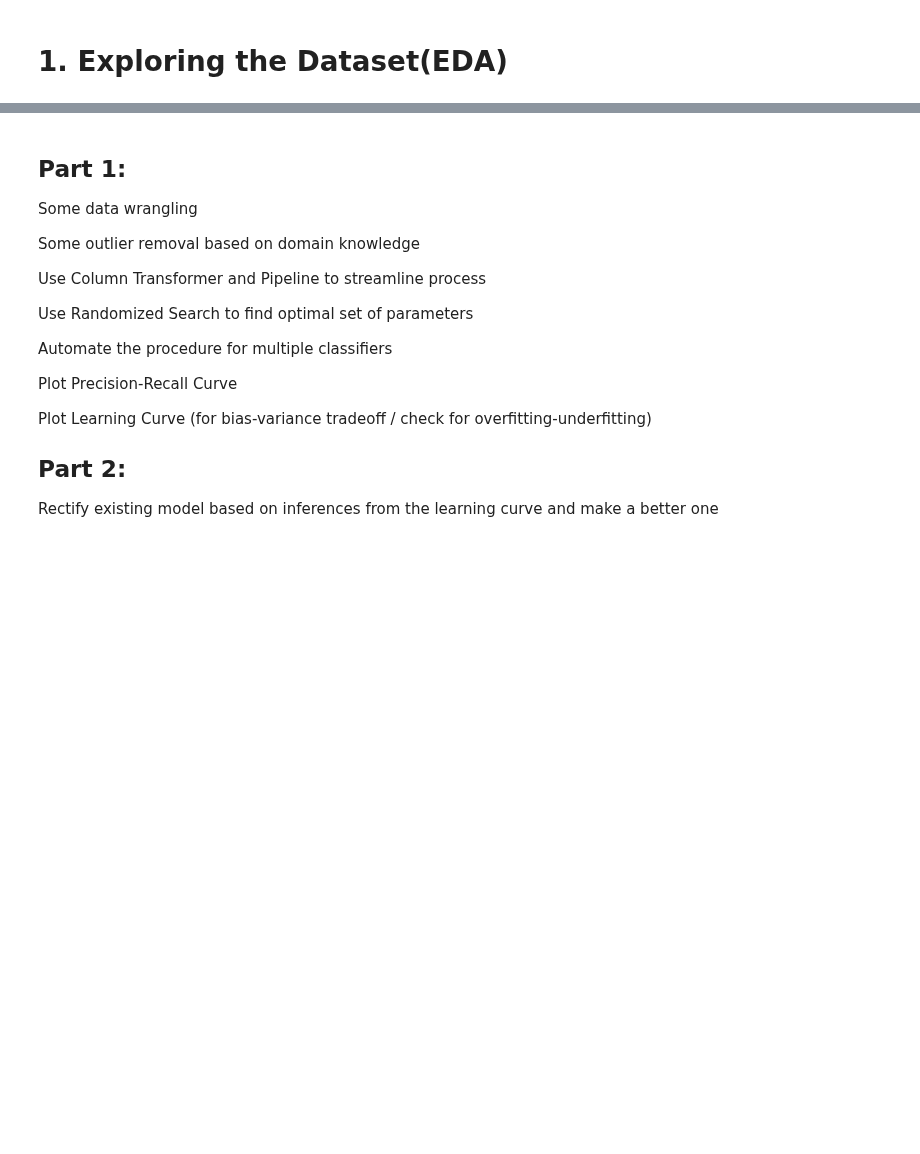
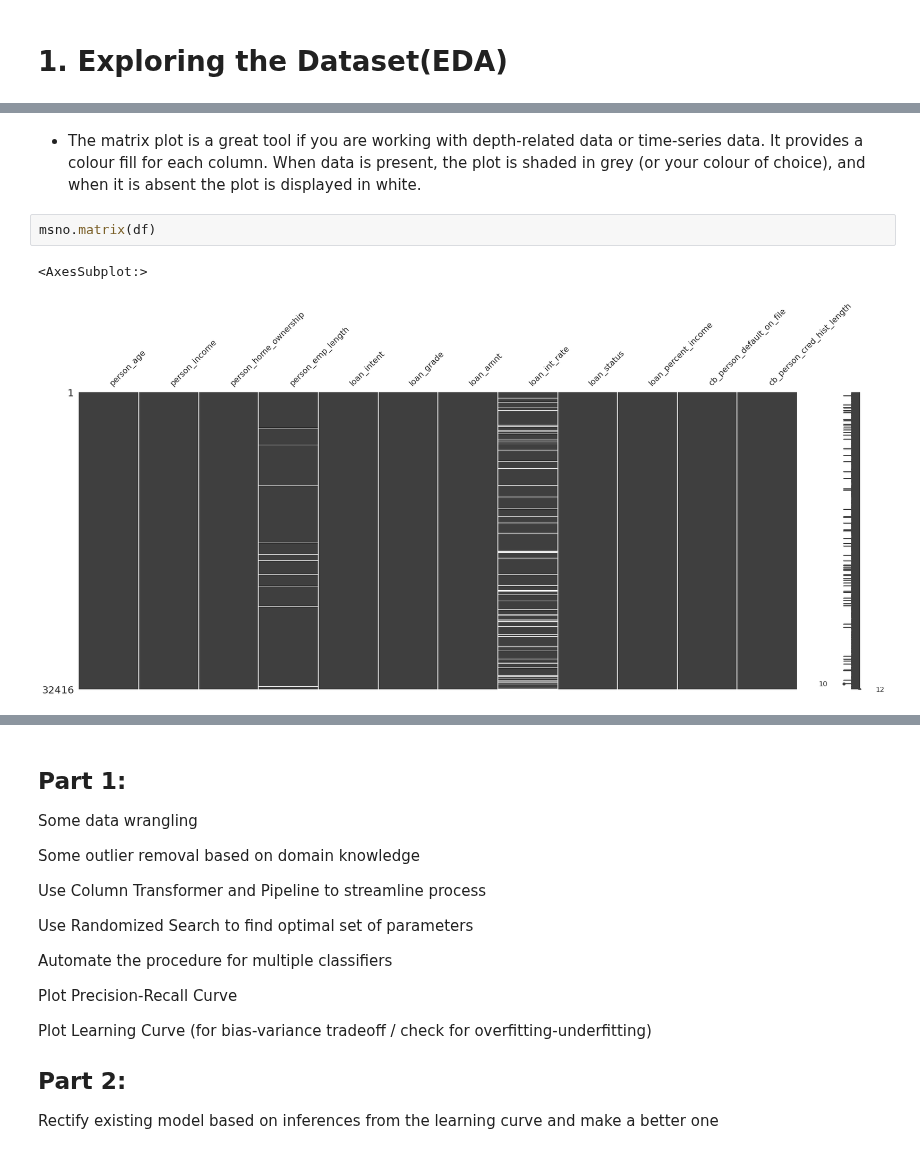
Before and after one commit to s-ravi18/Kaggle-Notebooks, a Jupyter notebook: credit-risk-analysis-redo.ipynb, the cells around one changed output, grey strips where cells are left out. Cells and saved outputs as stored; diff of their text form; blank space fills up the shorter version.

```diff
--- a/credit-risk-analysis-redo.ipynb
+++ b/credit-risk-analysis-redo.ipynb
@@ -60,0 +313,7 @@ The 7th and 8th steps will be shown and explained with the help of screenshots.
+# %% [markdown]
+- The matrix plot is a great tool if you are working with depth-related data or time-series data. It provides a colour fill for each column. When data is present, the plot is shaded in grey (or your colour of choice), and when it is absent the plot is displayed in white.
+# %%
+msno.matrix(df)
+# %% [output]
+<AxesSubplot:>
+[figure, added]
```
Also changed, not shown: parts of 30 cells of this notebook.
